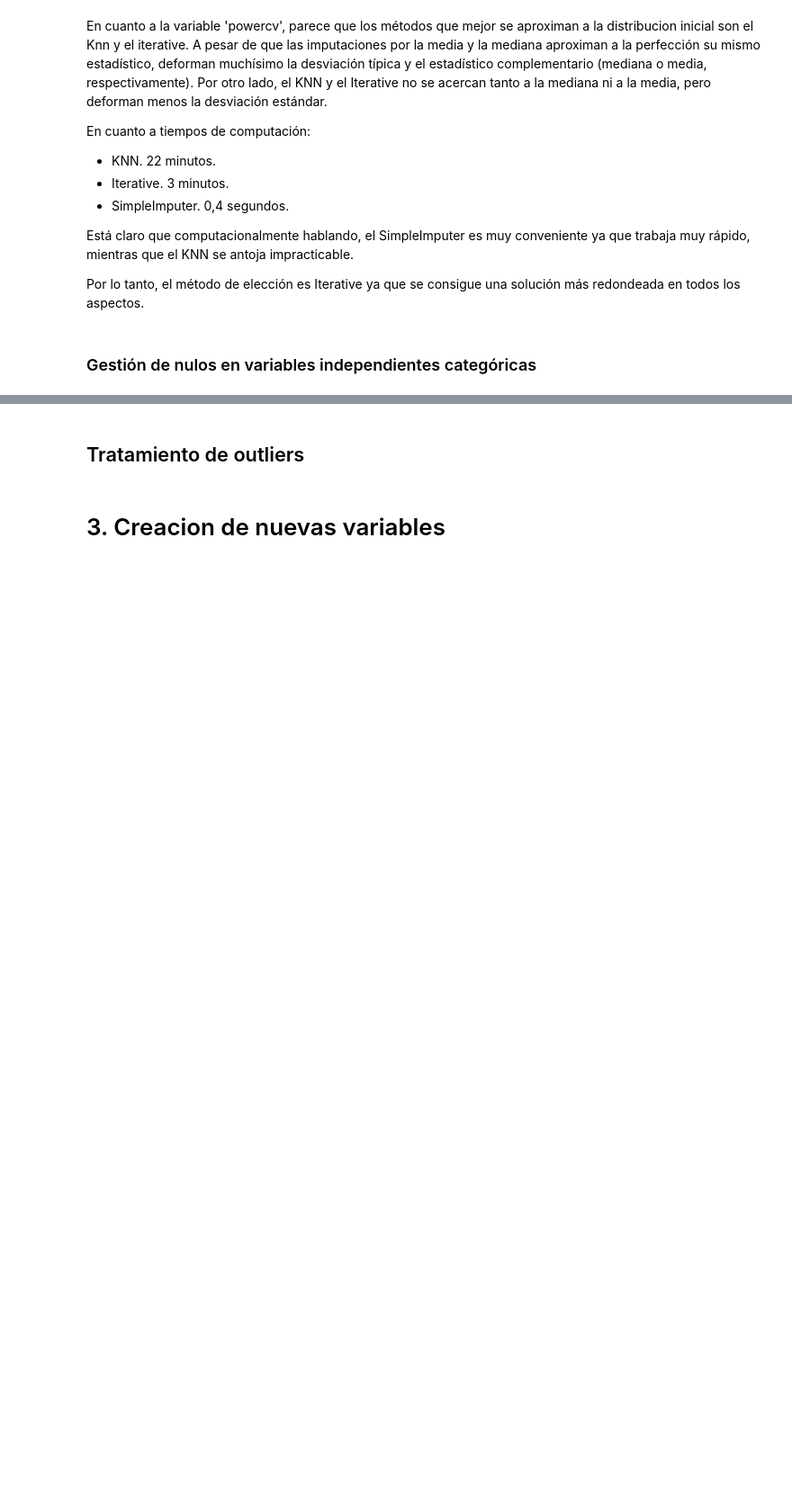
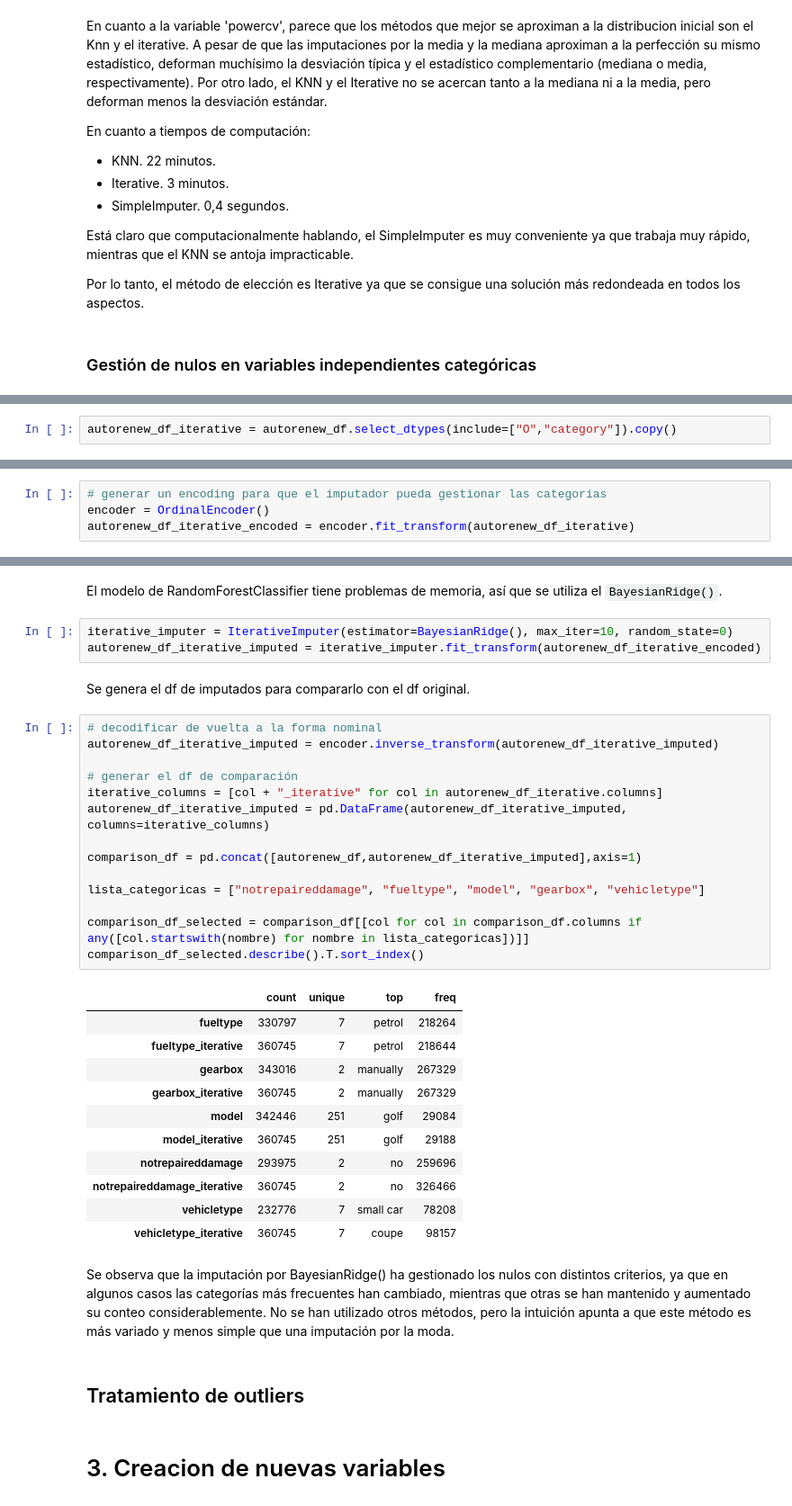
Before and after one commit to MiguelLopezVirues/labs_modulo7_preprocesamiento, a Jupyter notebook: notebooks/lab1_gestion_nulos.ipynb, the cells around one changed output, grey strips where cells are left out. Shown at 90% size. Drawn from its saved outputs; the diff is of its cells as text; blank space fills up the shorter version.

```diff
--- a/notebooks/lab1_gestion_nulos.ipynb
+++ b/notebooks/lab1_gestion_nulos.ipynb
@@ -460,0 +471,2 @@ Por lo tanto, el método de elección es Iterative ya que se consigue una soluci
+# %%
+autorenew_df_iterative = autorenew_df.select_dtypes(include=["O","category"]).copy()
@@ -460,0 +475,4 @@ Por lo tanto, el método de elección es Iterative ya que se consigue una soluci
+# %%
+# generar un encoding para que el imputador pueda gestionar las categorías
+encoder = OrdinalEncoder()
+autorenew_df_iterative_encoded = encoder.fit_transform(autorenew_df_iterative)
@@ -461,3 +497,38 @@ Por lo tanto, el método de elección es Iterative ya que se consigue una soluci
+# %% [markdown]
+El modelo de RandomForestClassifier tiene problemas de memoria, así que se utiliza el ``BayesianRidge()``.
+# %%
+iterative_imputer = IterativeImputer(estimator=BayesianRidge(), max_iter=10, random_state=0)
+autorenew_df_iterative_imputed = iterative_imputer.fit_transform(autorenew_df_iterative_encoded)
+# %% [markdown]
+Se genera el df de imputados para compararlo con el df original.
+# %%
+# decodificar de vuelta a la forma nominal
+autorenew_df_iterative_imputed = encoder.inverse_transform(autorenew_df_iterative_imputed)
+
+# generar el df de comparación
+iterative_columns = [col + "_iterative" for col in autorenew_df_iterative.columns]
+autorenew_df_iterative_imputed = pd.DataFrame(autorenew_df_iterative_imputed, columns=iterative_columns)
+
+comparison_df = pd.concat([autorenew_df,autorenew_df_iterative_imputed],axis=1)
+
+lista_categoricas = ["notrepaireddamage", "fueltype", "model", "gearbox", "vehicletype"]
+
+comparison_df_selected = comparison_df[[col for col in comparison_df.columns if any([col.startswith(nombre) for nombre in lista_categoricas])]]
+comparison_df_selected.describe().T.sort_index()
+# %% [output]
+|  | count | unique | top | freq |
+| fueltype | 330797 | 7 | petrol | 218264 |
+| fueltype_iterative | 360745 | 7 | petrol | 218644 |
+| gearbox | 343016 | 2 | manually | 267329 |
+| gearbox_iterative | 360745 | 2 | manually | 267329 |
+| model | 342446 | 251 | golf | 29084 |
+| model_iterative | 360745 | 251 | golf | 29188 |
+| notrepaireddamage | 293975 | 2 | no | 259696 |
+| notrepaireddamage_iterative | 360745 | 2 | no | 326466 |
+| vehicletype | 232776 | 7 | small car | 78208 |
+| vehicletype_iterative | 360745 | 7 | coupe | 98157 |
+# %% [markdown]
+Se observa que la imputación por BayesianRidge() ha gestionado los nulos con distintos criterios, ya que en algunos casos las categorías más frecuentes han cambiado, mientras que otras se han mantenido y aumentado su conteo considerablemente. No se han utilizado otros métodos, pero la intuición apunta a que este método es más variado y menos simple que una imputación por la moda.
 # %% [markdown]
 ## Tratamiento de outliers
 # %% [markdown]
```
Also changed, not shown: parts of 13 cells of this notebook.
